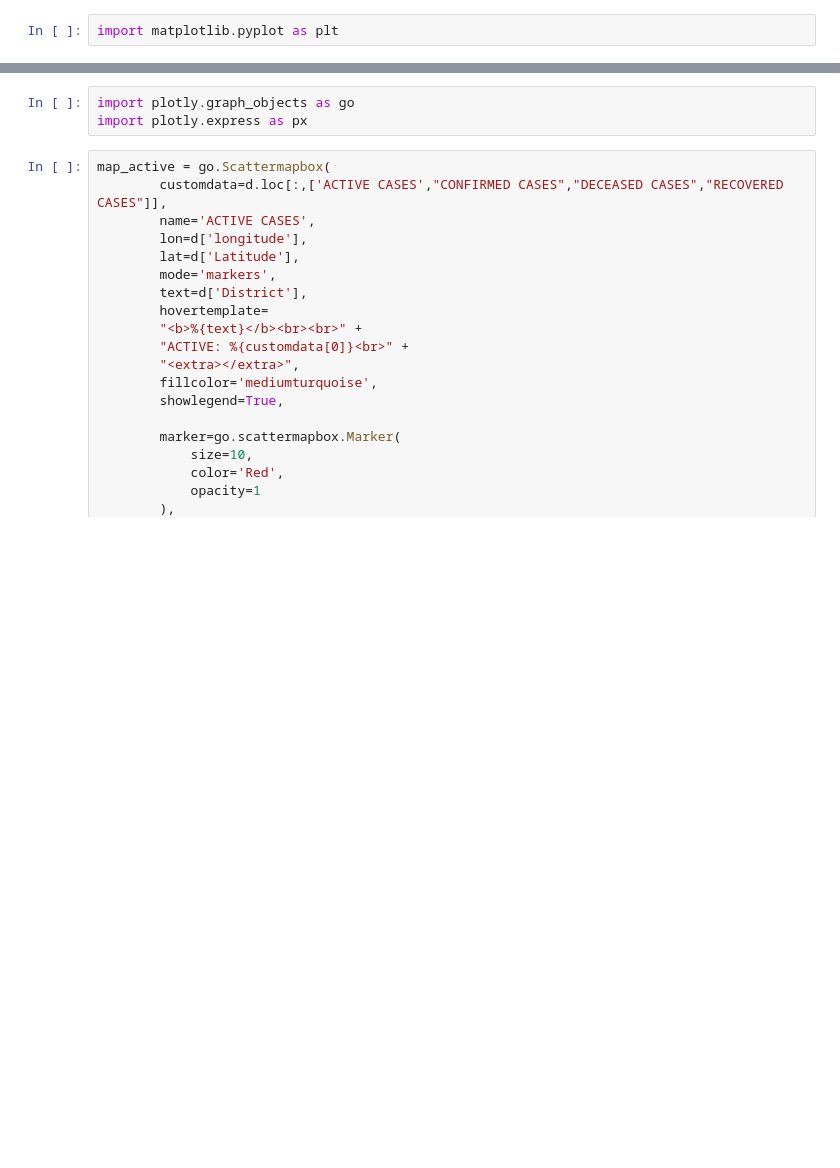
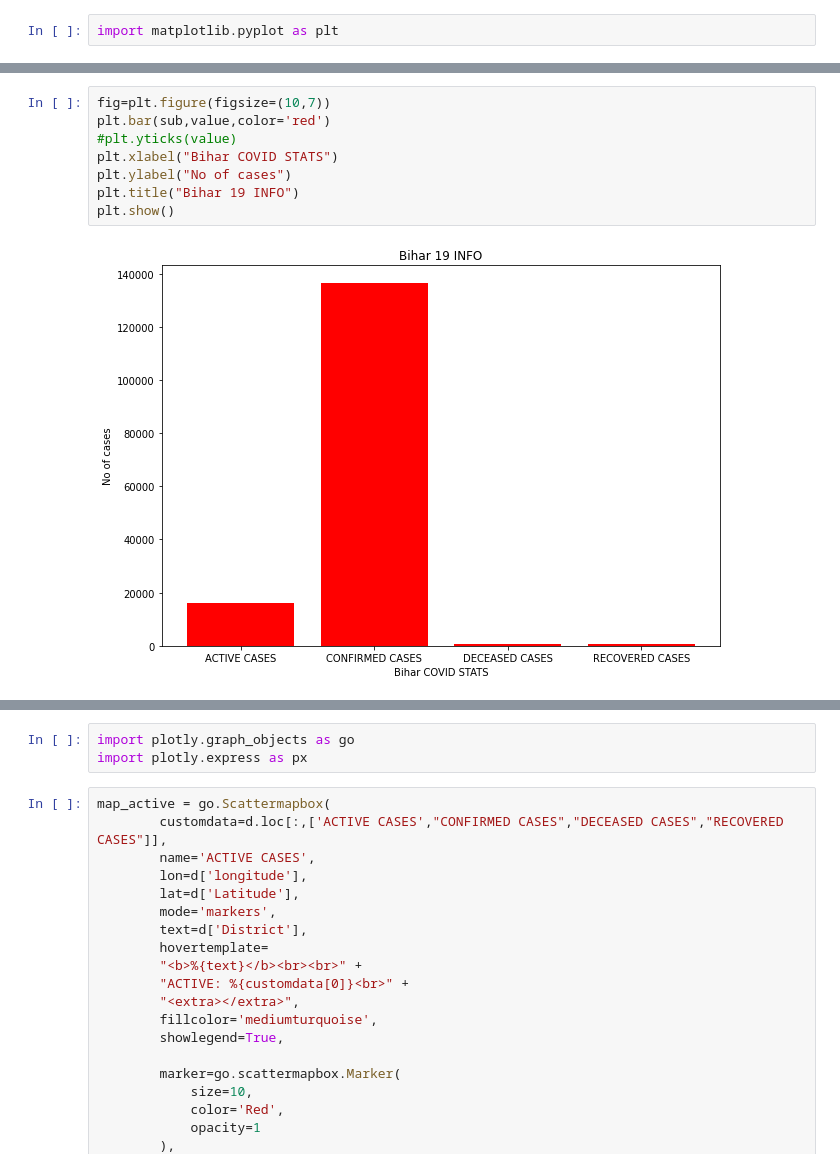
Before and after one commit to engineerscodes/COVID_19_TRACKER, a Jupyter notebook: covid19state_wise_data.ipynb, the cells around one changed output, grey strips where cells are left out. Saved outputs shown, nothing was run; the diff lists cells and outputs as text; blank space fills up the shorter version.

```diff
--- a/covid19state_wise_data.ipynb
+++ b/covid19state_wise_data.ipynb
@@ -1778,3 +2402,13 @@ plt.show()
+# %%
+fig=plt.figure(figsize=(10,7))
+plt.bar(sub,value,color='red')
+#plt.yticks(value)
+plt.xlabel("Bihar COVID STATS")
+plt.ylabel("No of cases")
+plt.title("Bihar 19 INFO")
+plt.show()
+# %% [output]
+[figure, added]
 # %%
 sub=["ACTIVE CASES","CONFIRMED CASES","DECEASED CASES","RECOVERED CASES"]
 value=[Chandigarh_act,Chandigarh_con,Chandigarh_dec,Chandigarh_rec]
```
Also changed, not shown: parts of 178 cells of this notebook.
